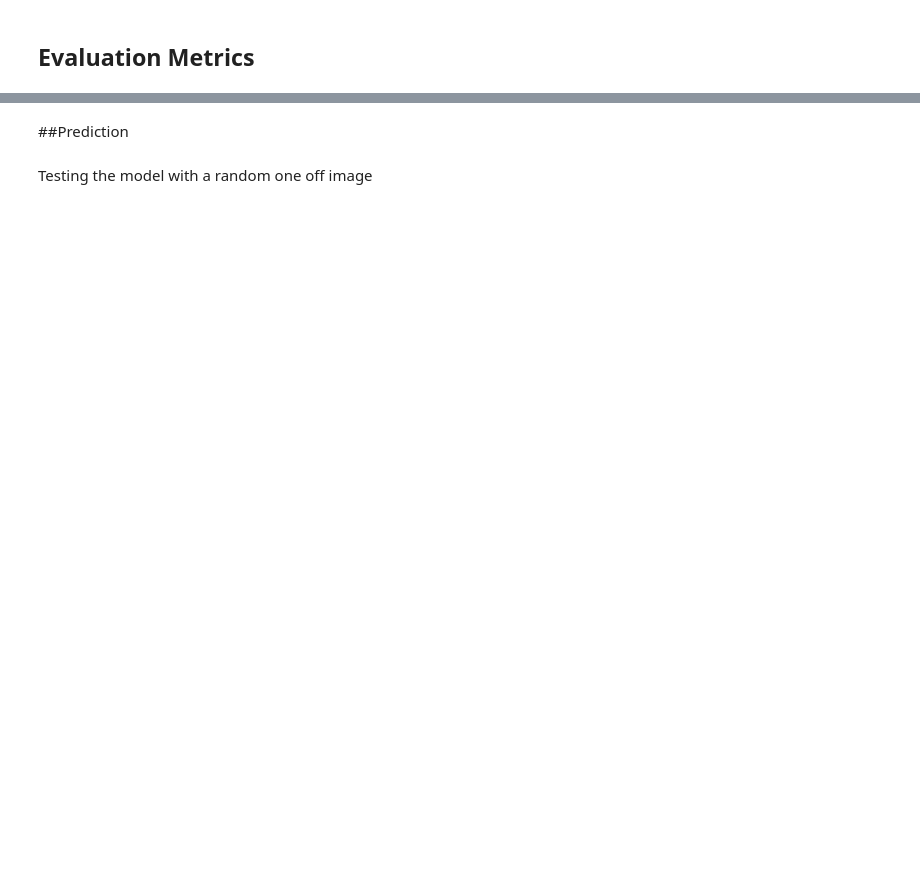
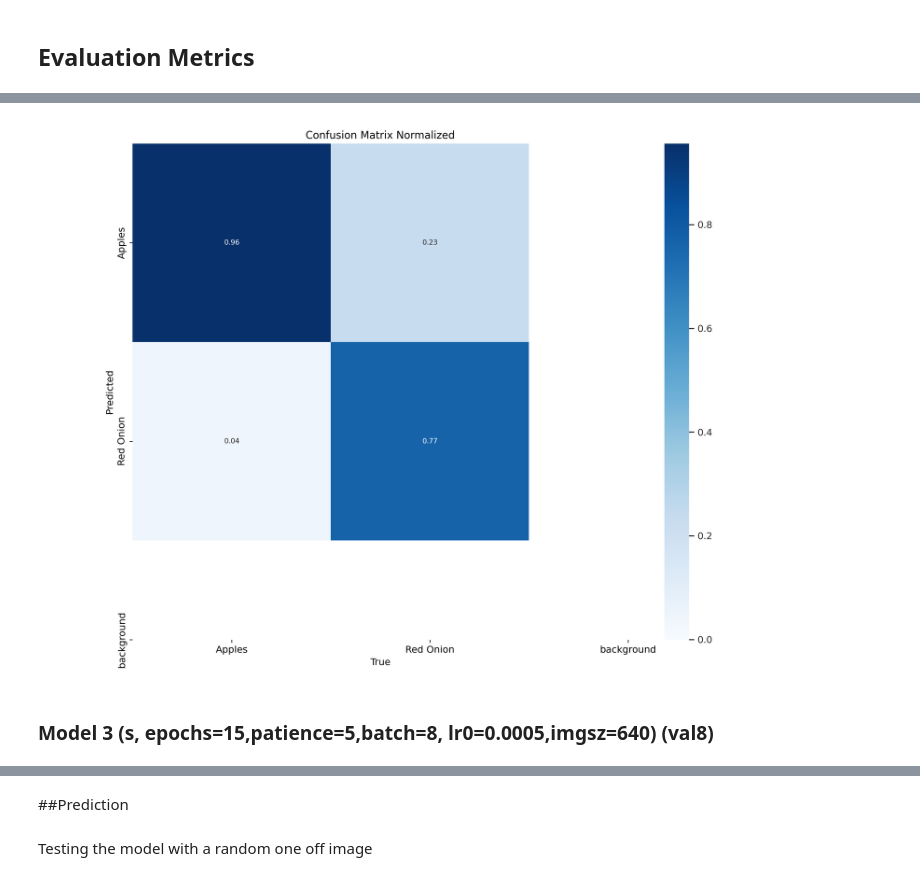
Before and after one commit to merfurfu/Computer-Vision-Project, a Jupyter notebook: vicwork_ComputerVisionProject.ipynb, the cells around one changed output, grey strips where cells are left out. Drawn from its saved outputs; the diff is of its cells as text; code cells hidden in the pictures; blank space fills up the shorter version.

```diff
--- a/vicwork_ComputerVisionProject.ipynb
+++ b/vicwork_ComputerVisionProject.ipynb
@@ -177,0 +491,10 @@ Image.open('/content/drive/MyDrive/Colab Notebooks/Computer Vision/runs/classify
+# %%
+%matplotlib inline
+from PIL import Image
+
+#confusing matrix for train 3 (model 2, nano epochs=15,patience=5,batch=8, lr0=0.0005,imgsz=640)
+Image.open('/content/drive/MyDrive/Colab Notebooks/Computer Vision/runs/classify/val5/confusion_matrix_normalized.png')
+# %% [output]
+[figure, added]
+# %% [markdown]
+### Model 3 (s, epochs=15,patience=5,batch=8, lr0=0.0005,imgsz=640) (val8)
```
Also changed, not shown: parts of 50 cells of this notebook.
